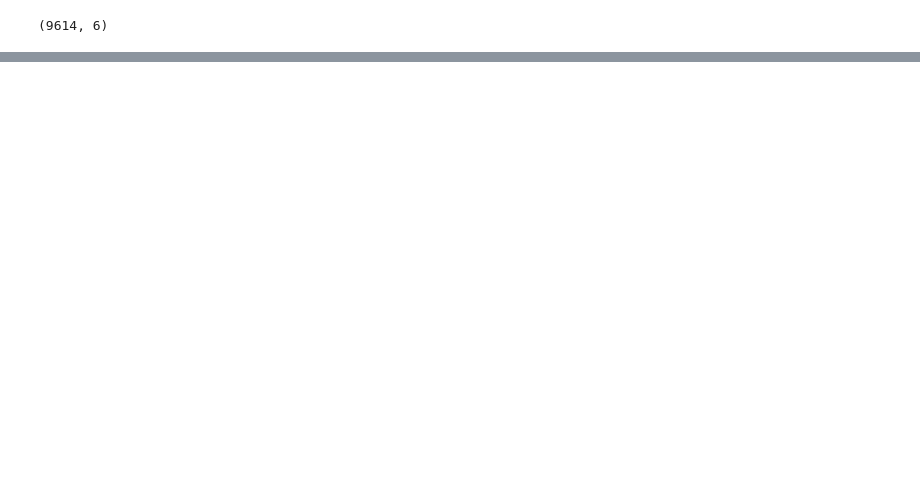
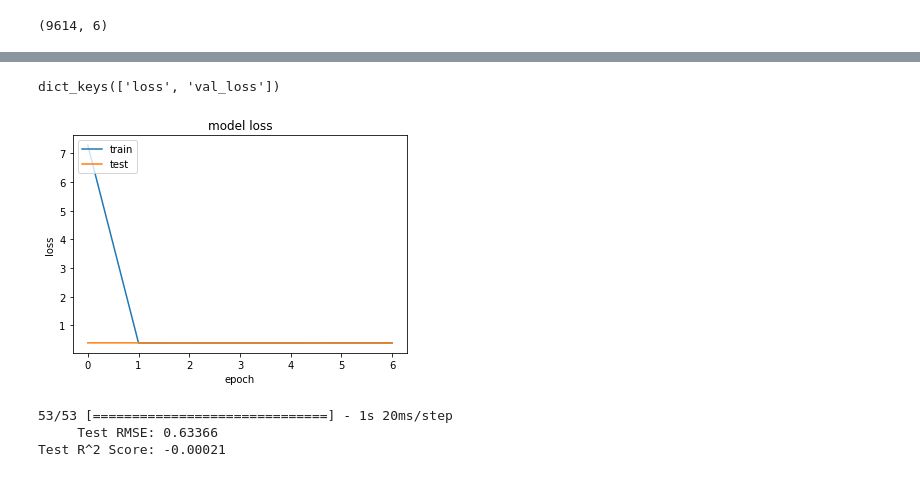
Before and after one commit to 64br13l-5/convolution-solution, a Jupyter notebook: NN.ipynb, the cells around one changed output, grey strips where cells are left out. Saved outputs shown, nothing was run; the diff lists cells and outputs as text; code cells hidden in the pictures; blank space fills up the shorter version.

```diff
--- a/NN.ipynb
+++ b/NN.ipynb
@@ -59,0 +95,27 @@ imageshow(mriarray,sextest,30)
+# %%
+model = keras.Sequential([
+    layers.Input(shape=(86,86,3)),
+    layers.Conv2D(32,kernel_size=(3,3),activation='relu'),
+    layers.MaxPool2D(),
+    layers.Conv2D(64,kernel_size=(3,3),activation='relu'),
+    layers.GlobalAveragePooling2D(),
+    layers.Dense(64,activation='tanh'),
+    layers.Dense(32,activation='tanh'),
+    layers.Dense(1,activation='linear')
+
+
+
+])
+
+
+model.compile(
+    optimizer='adam',
+    loss='mse'
+)
+
+history = model.fit(
+    train_generator,
+    validation_data=valid_generator,
+    epochs=100,
+
+)
@@ -59,0 +140,30 @@ imageshow(mriarray,sextest,30)
+# %%
+print(history.history.keys())
+# summarize history for accuracy
+
+# summarize history for loss
+plt.plot(history.history['loss'])
+plt.plot(history.history['val_loss'])
+plt.title('model loss')
+plt.ylabel('loss')
+plt.xlabel('epoch')
+plt.legend(['train', 'test'], loc='upper left')
+plt.show()
+# %% [output]
+dict_keys(['loss', 'val_loss'])
+[figure, added]
+# %%
+from sklearn.metrics import r2_score
+
+predicted_ages = np.squeeze(model.predict(test_generator))
+true_ages = test_generator.labels
+
+rmse = np.sqrt(model.evaluate(test_generator, verbose=0))
+print("     Test RMSE: {:.5f}".format(rmse))
+
+r2 = r2_score(true_ages, predicted_ages)
+print("Test R^2 Score: {:.5f}".format(r2))
+# %% [output]
+53/53 [==============================] - 1s 20ms/step
+     Test RMSE: 0.63366
+Test R^2 Score: -0.00021
```
Also changed, not shown: parts of 21 cells of this notebook, 3 other files.
